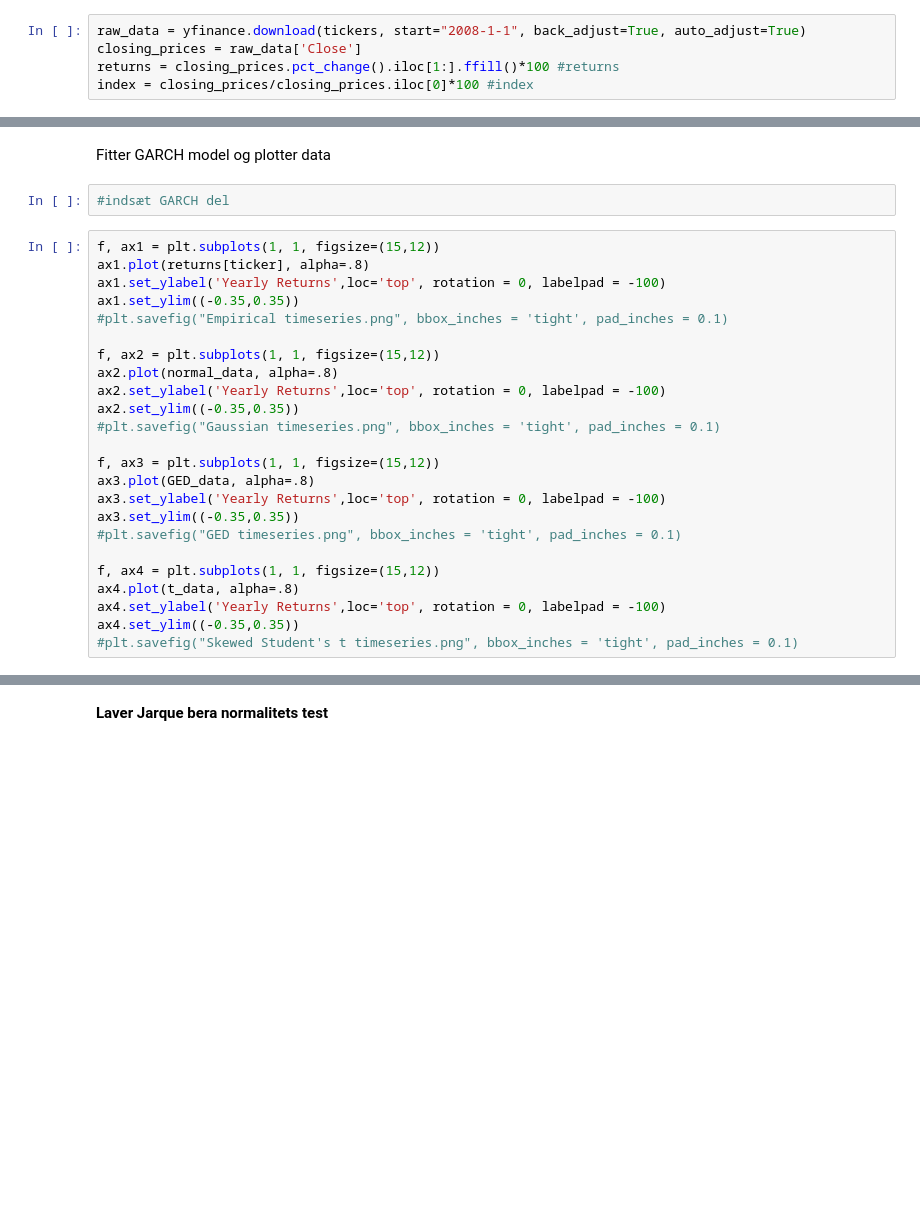
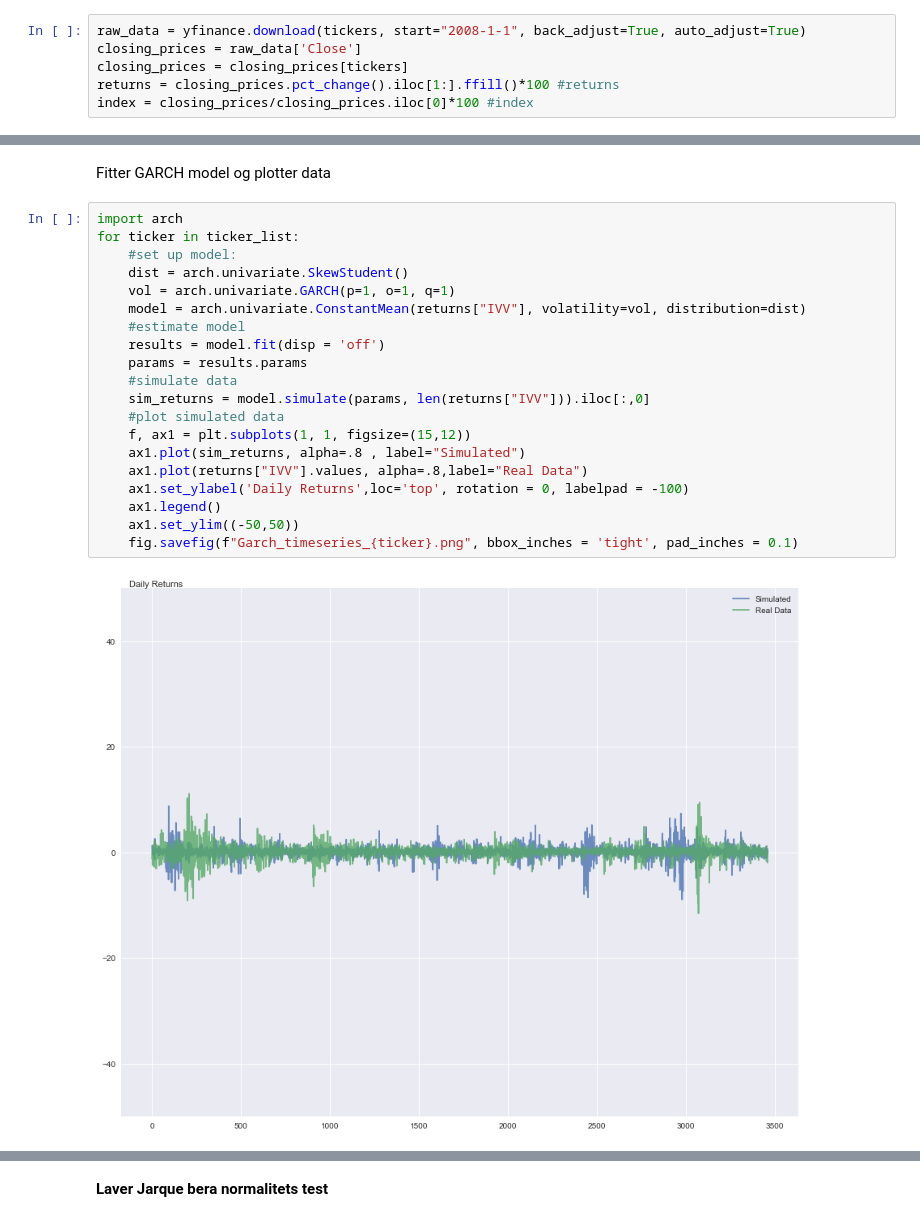
Before and after one commit to neriksen/thesis, a Jupyter notebook: Description of data/description_of_data.ipynb, the cells around one changed output, grey strips where cells are left out. Drawn from its saved outputs; the diff is of its cells as text; blank space fills up the shorter version.

Commit message:
med sej covariance matrix og garch time series

```diff
--- a/Description of data/description_of_data.ipynb
+++ b/Description of data/description_of_data.ipynb
@@ -17,5 +17,6 @@ tickers = ["EEM", "IVV", "IEV", "IXN", "IYR", "IXG", "EXI", "GC=F", "BZ=F", "HYG
 # %%
 raw_data = yfinance.download(tickers, start="2008-1-1", back_adjust=True, auto_adjust=True)
 closing_prices = raw_data['Close']
+closing_prices = closing_prices[tickers]
 returns = closing_prices.pct_change().iloc[1:].ffill()*100 #returns
 index = closing_prices/closing_prices.iloc[0]*100 #index
@@ -78,28 +71,24 @@ for ticker in ticker_list:
 # %% [markdown]
 Fitter GARCH model og plotter data
-# %%
-#indsæt GARCH del
-# %%
-f, ax1 = plt.subplots(1, 1, figsize=(15,12))
-ax1.plot(returns[ticker], alpha=.8)
-ax1.set_ylabel('Yearly Returns',loc='top', rotation = 0, labelpad = -100)
-ax1.set_ylim((-0.35,0.35))
-#plt.savefig("Empirical timeseries.png", bbox_inches = 'tight', pad_inches = 0.1)
-
-f, ax2 = plt.subplots(1, 1, figsize=(15,12))
-ax2.plot(normal_data, alpha=.8)
-ax2.set_ylabel('Yearly Returns',loc='top', rotation = 0, labelpad = -100)
-ax2.set_ylim((-0.35,0.35))
-#plt.savefig("Gaussian timeseries.png", bbox_inches = 'tight', pad_inches = 0.1)
-
-f, ax3 = plt.subplots(1, 1, figsize=(15,12))
-ax3.plot(GED_data, alpha=.8)
-ax3.set_ylabel('Yearly Returns',loc='top', rotation = 0, labelpad = -100)
-ax3.set_ylim((-0.35,0.35))
-#plt.savefig("GED timeseries.png", bbox_inches = 'tight', pad_inches = 0.1)
-
-f, ax4 = plt.subplots(1, 1, figsize=(15,12))
-ax4.plot(t_data, alpha=.8)
-ax4.set_ylabel('Yearly Returns',loc='top', rotation = 0, labelpad = -100)
-ax4.set_ylim((-0.35,0.35))
-#plt.savefig("Skewed Student's t timeseries.png", bbox_inches = 'tight', pad_inches = 0.1)
+# %%
+import arch
+for ticker in ticker_list:
+    #set up model:
+    dist = arch.univariate.SkewStudent()
+    vol = arch.univariate.GARCH(p=1, o=1, q=1)
+    model = arch.univariate.ConstantMean(returns["IVV"], volatility=vol, distribution=dist)
+    #estimate model
+    results = model.fit(disp = 'off')
+    params = results.params
+    #simulate data
+    sim_returns = model.simulate(params, len(returns["IVV"])).iloc[:,0]
+    #plot simulated data
+    f, ax1 = plt.subplots(1, 1, figsize=(15,12))
+    ax1.plot(sim_returns, alpha=.8 , label="Simulated")
+    ax1.plot(returns["IVV"].values, alpha=.8,label="Real Data")
+    ax1.set_ylabel('Daily Returns',loc='top', rotation = 0, labelpad = -100)
+    ax1.legend()
+    ax1.set_ylim((-50,50))
+    fig.savefig(f"Garch_timeseries_{ticker}.png", bbox_inches = 'tight', pad_inches = 0.1)
+# %% [output]
+[figure, added]
```
Also changed, not shown: parts of 7 cells of this notebook, 4 other files.
